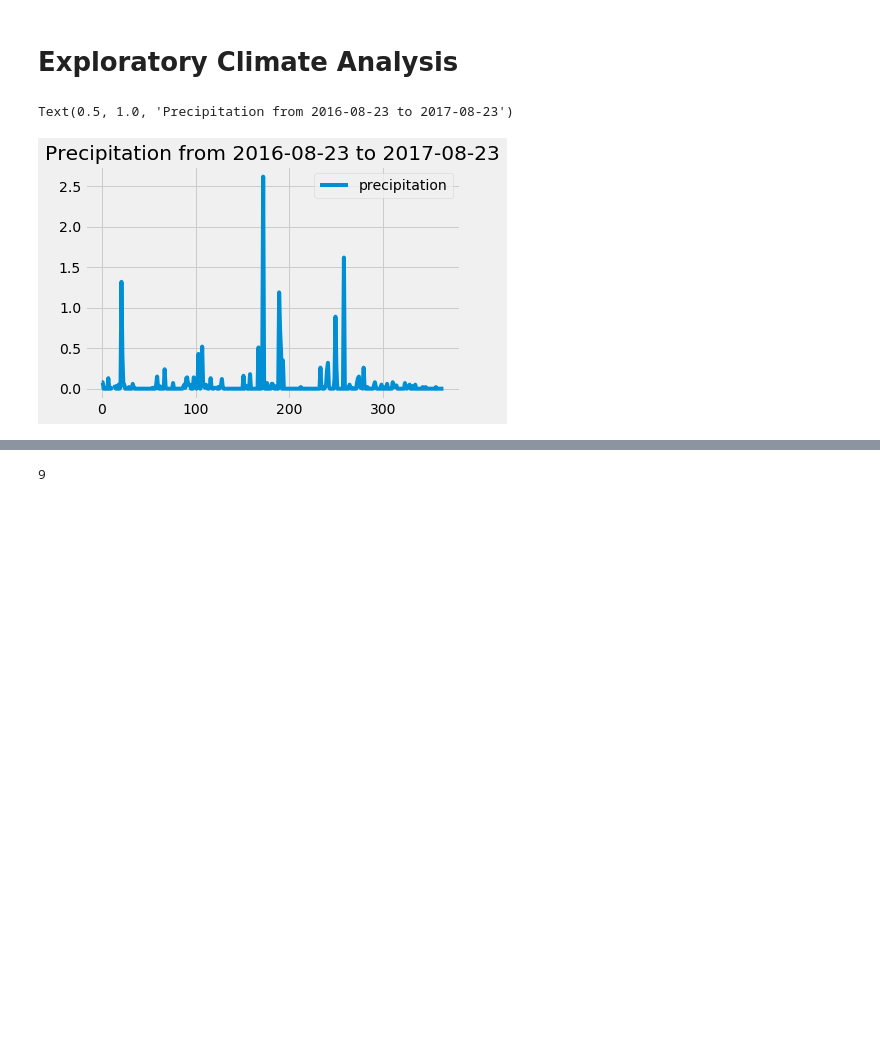
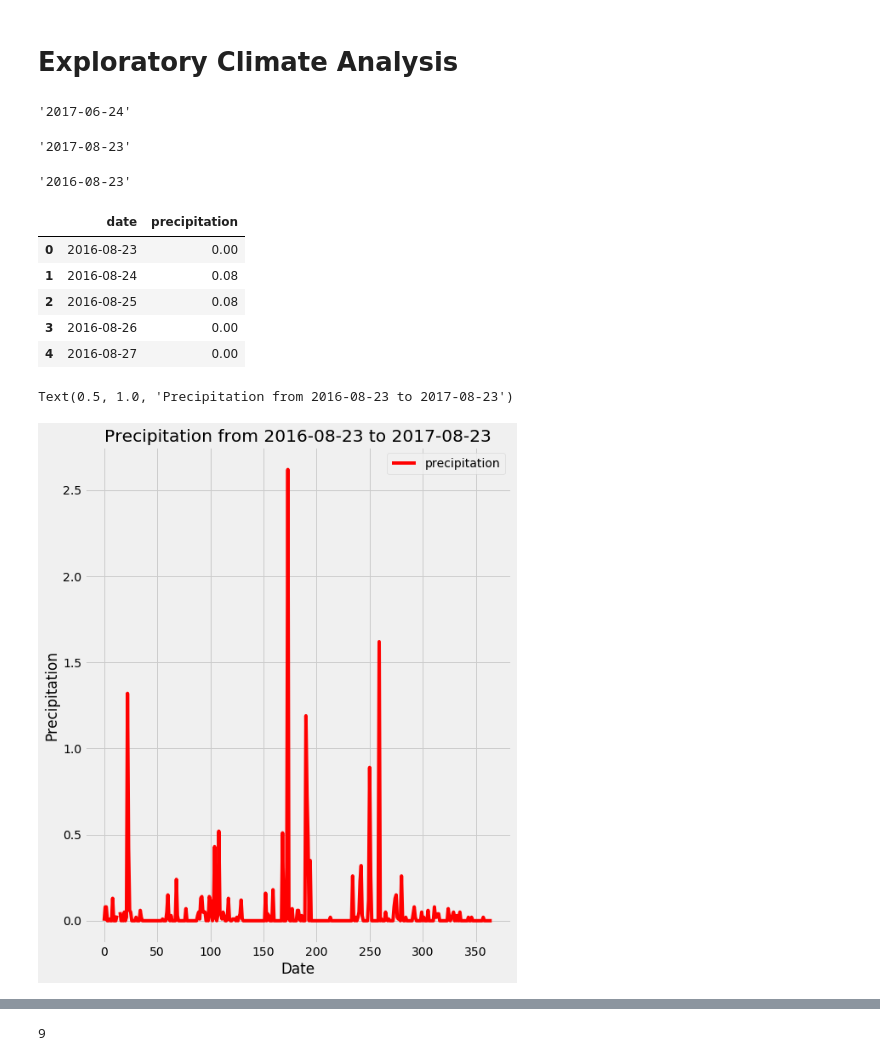
Before and after one commit to lweislo/SQLAlchemy, a Jupyter notebook: homework-10.ipynb, the cells around one changed output, grey strips where cells are left out. Drawn from its saved outputs; the diff is of its cells as text; code cells hidden in the pictures; blank space fills up the shorter version.

```diff
--- a/homework-10.ipynb
+++ b/homework-10.ipynb
@@ -61,38 +61,65 @@ longitude FLOAT
 elevation FLOAT
 # %% [markdown]
 # Exploratory Climate Analysis
+# %%
+def year_ago(date_str):
+    new_date = datetime.strftime((datetime.strptime(date_str,'%Y-%m-%d') - dt.timedelta(days=365)).date(),'%Y-%m-%d')
+    return new_date
+# %%
+year_ago('2018-06-24')
+# %% [output]
+'2017-06-24'
+# %%
+from sqlalchemy.orm import aliased
+from sqlalchemy import desc
+import datetime as dt
+from datetime import datetime, time
+
+# Design a query to retrieve the last 12 months of precipitation data and plot the results
+
+# Calculate the date 1 year ago from the last data point in the database
+sel = [Msmt.date]
+result = session.query(*sel).order_by(Msmt.date.desc()).first()
+last_date = result[0]
+last_date
+# %% [output]
+'2017-08-23'
+# %%
+start_date = year_ago(last_date)
+start_date
+# %% [output]
+'2016-08-23'
 # %%
-from sqlalchemy.orm import aliased
-from sqlalchemy import desc
-import datetime as dt
-from datetime import datetime, time
-
-# Design a query to retrieve the last 12 months of precipitation data and plot the results
-
-# Calculate the date 1 year ago from the last data point in the database
-sel = [Msmt.date]
-result = session.query(*sel).order_by(Msmt.date.desc()).first()
-last_date = result[0]
-start_date = datetime.strftime((datetime.strptime(last_date,'%Y-%m-%d') - dt.timedelta(days=365)),'%Y-%m-%d')
-
 # Perform a query to retrieve the data and precipitation scores
 sel = [Msmt.date,
        Msmt.prcp]
 precip = session.query(*sel).\
-    filter(func.strftime("%Y-%m-%d", Msmt.date) > start_date).\
+    filter(func.strftime("%Y-%m-%d", Msmt.date) >= start_date).\
     group_by(Msmt.date).\
     order_by(Msmt.date).all()
 precip
 # Save the query results as a Pandas DataFrame and set the index to the date column
 df = pd.DataFrame(precip, columns=['date','precipitation'])
+df.sort_values('date')
 # Sort the dataframe by date
 df.head()
-# Use Pandas Plotting with Matplotlib to plot the data
-df.plot()
-plt.title(f"Precipitation from {start_date} to {last_date}")
 # %% [output]
-Text(0.5, 1.0, 'Precipitation from 2016-08-23 to 2017-08-23')
-[figure, removed]
+|  | date | precipitation |
+| 0 | 2016-08-23 | 0.00 |
+| 1 | 2016-08-24 | 0.08 |
+| 2 | 2016-08-25 | 0.08 |
+| 3 | 2016-08-26 | 0.00 |
+| 4 | 2016-08-27 | 0.00 |
+# %%
+# Use Pandas Plotting with Matplotlib to plot the data
+df.plot(figsize=(8,10),color='red')
+plt.ylimit=(0,3)
+plt.ylabel('Precipitation')
+plt.xlabel('Date')
+plt.title(f"Precipitation from {start_date} to {last_date}")
+# %% [output]
+Text(0.5, 1.0, 'Precipitation from 2016-08-23 to 2017-08-23')
+[figure, added]
 # %%
 # Use Pandas to calcualte the summary statistics for the precipitation data
 df.describe()
```
Also changed, not shown: parts of 11 cells of this notebook.
